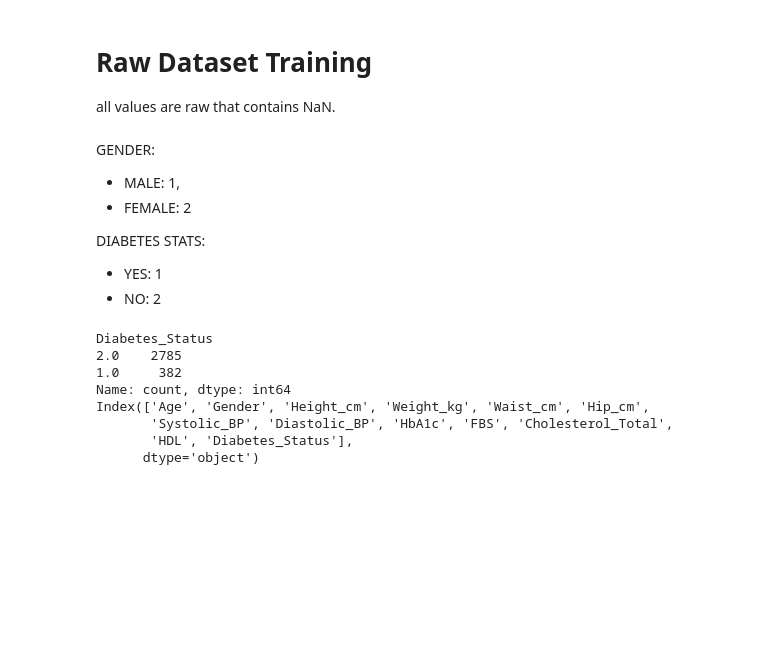
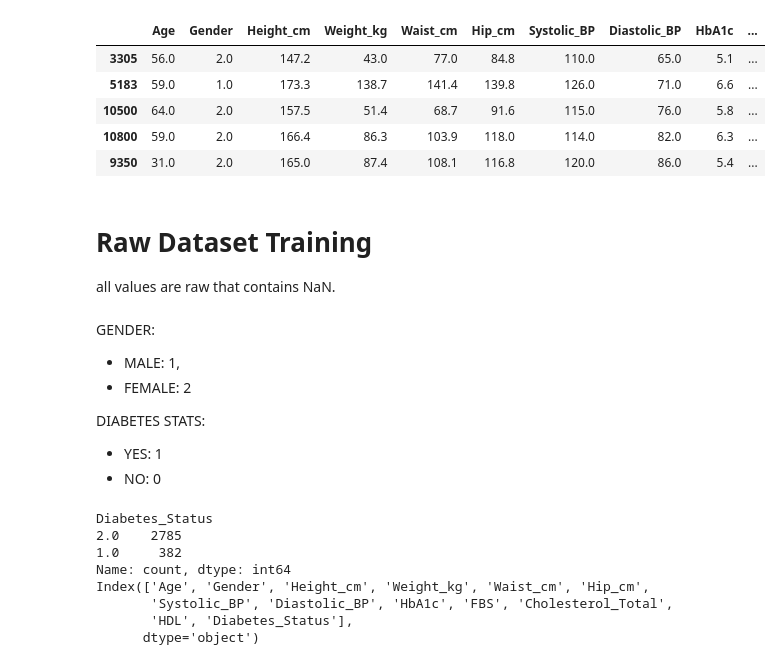
Before and after one commit to Jarmen24/thesis_diabetes, a Jupyter notebook: train_data.ipynb, the cells around one changed output. Drawn from its saved outputs; the diff is of its cells as text; code cells hidden in the pictures; blank space fills up the shorter version.

```diff
--- a/train_data.ipynb
+++ b/train_data.ipynb
@@ -29,3 +86,12 @@ train, valid, test = np.split(df_clean.sample(frac=1), [int(0.6*len(df_clean)),
+# %%
+train.head()
+# %% [output]
+|  | Age | Gender | Height_cm | Weight_kg | Waist_cm | Hip_cm | Systolic_BP | Diastolic_BP | HbA1c | ... |
+| 3305 | 56.0 | 2.0 | 147.2 | 43.0 | 77.0 | 84.8 | 110.0 | 65.0 | 5.1 | ... |
+| 5183 | 59.0 | 1.0 | 173.3 | 138.7 | 141.4 | 139.8 | 126.0 | 71.0 | 6.6 | ... |
+| 10500 | 64.0 | 2.0 | 157.5 | 51.4 | 68.7 | 91.6 | 115.0 | 76.0 | 5.8 | ... |
+| 10800 | 59.0 | 2.0 | 166.4 | 86.3 | 103.9 | 118.0 | 114.0 | 82.0 | 6.3 | ... |
+| 9350 | 31.0 | 2.0 | 165.0 | 87.4 | 108.1 | 116.8 | 120.0 | 86.0 | 5.4 | ... |
 # %% [markdown]
 # **Raw Dataset Training**
 all values are raw that contains NaN.
@@ -36,7 +102,7 @@ GENDER:
 
 DIABETES STATS:
 *   YES: 1
-*   NO: 2
+*   NO: 0
 # %%
 print((df_clean['Diabetes_Status'].value_counts()))
 print(df_clean.columns)
```
Also changed, not shown: parts of 24 cells of this notebook.
